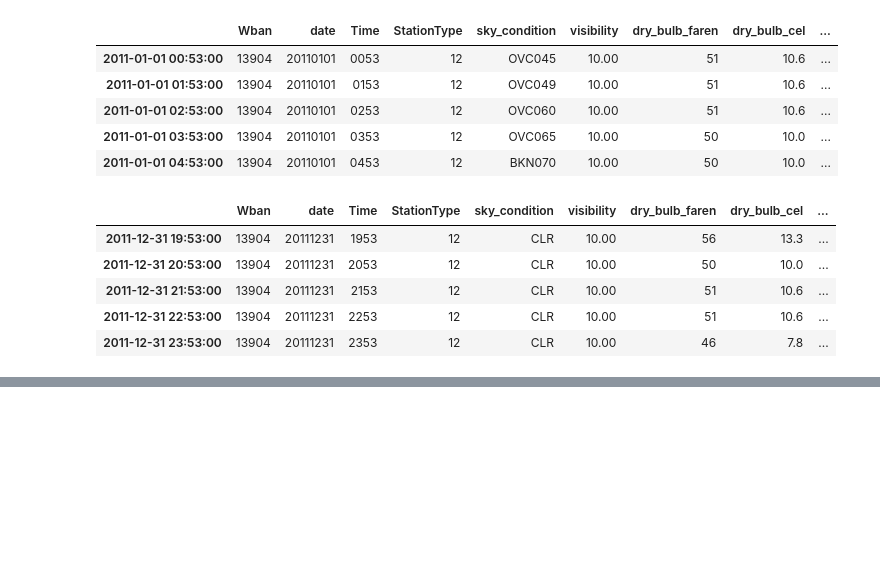
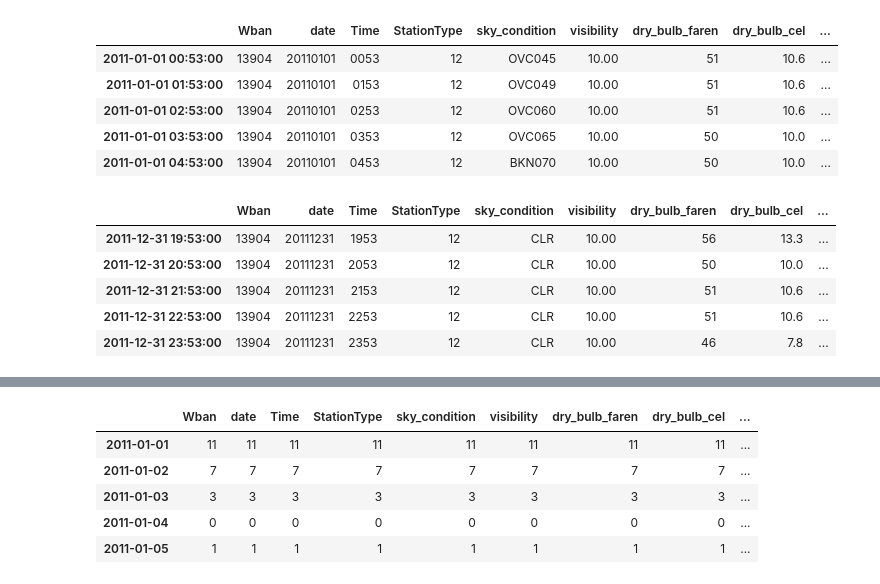
Before and after one commit to SurajKande/python-pandas, a Jupyter notebook: time_series_case_study_austin_weather.ipynb, the cells around one changed output, grey strips where cells are left out. Cells and saved outputs as stored; diff of their text form; code cells hidden in the pictures; blank space fills up the shorter version.

```diff
--- a/time_series_case_study_austin_weather.ipynb
+++ b/time_series_case_study_austin_weather.ipynb
@@ -307,0 +641,9 @@ data_frame_2011.tail()
+# %%
+sunny_days_2011_daily_total_hours.head()
+# %% [output]
+|  | Wban | date | Time | StationType | sky_condition | visibility | dry_bulb_faren | dry_bulb_cel | ... |
+| 2011-01-01 | 11 | 11 | 11 | 11 | 11 | 11 | 11 | 11 | ... |
+| 2011-01-02 | 7 | 7 | 7 | 7 | 7 | 7 | 7 | 7 | ... |
+| 2011-01-03 | 3 | 3 | 3 | 3 | 3 | 3 | 3 | 3 | ... |
+| 2011-01-04 | 0 | 0 | 0 | 0 | 0 | 0 | 0 | 0 | ... |
+| 2011-01-05 | 1 | 1 | 1 | 1 | 1 | 1 | 1 | 1 | ... |
```
Also changed, not shown: parts of 57 cells of this notebook.
